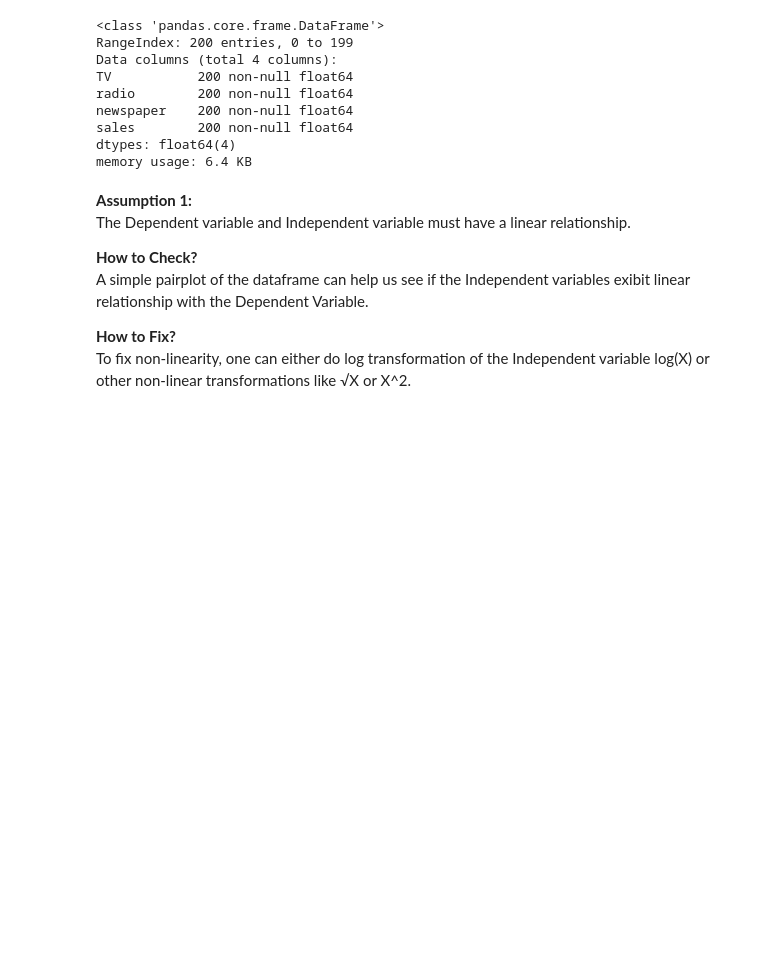
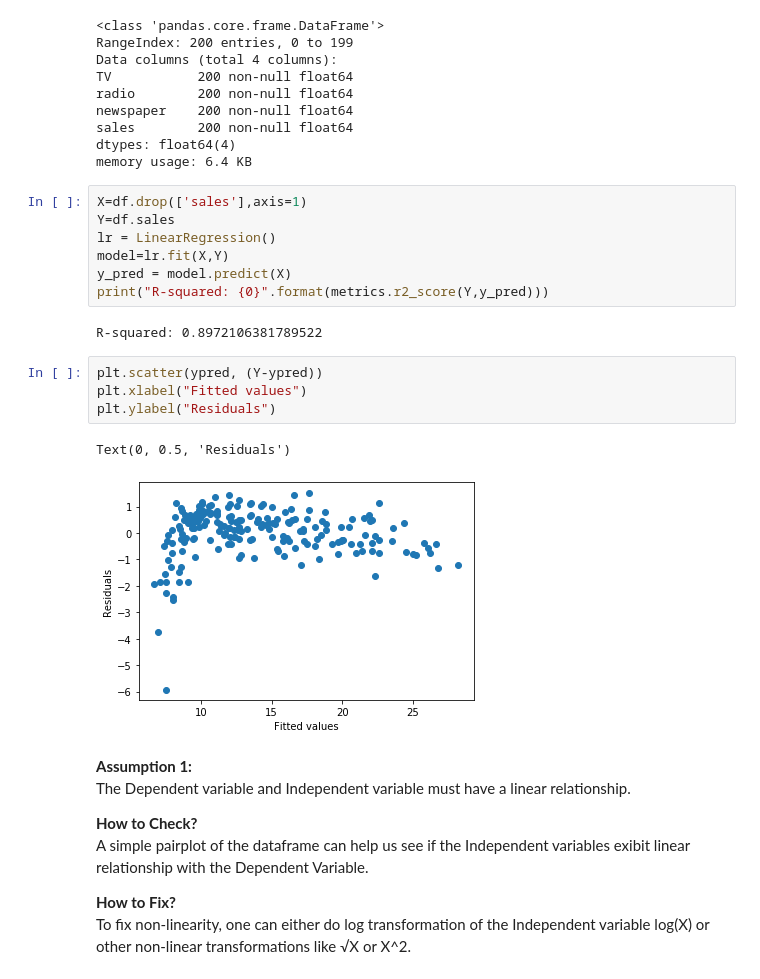
Before and after one commit to fahadanwar10/LinearRegression, a Jupyter notebook: media-sales-linear-regression-verify-assumptions.ipynb, the cells around one changed output. Saved outputs shown, nothing was run; the diff lists cells and outputs as text; blank space fills up the shorter version.

```diff
--- a/media-sales-linear-regression-verify-assumptions.ipynb
+++ b/media-sales-linear-regression-verify-assumptions.ipynb
@@ -37,6 +35,22 @@ newspaper    200 non-null float64
 sales        200 non-null float64
 dtypes: float64(4)
 memory usage: 6.4 KB
+# %%
+X=df.drop(['sales'],axis=1)
+Y=df.sales
+lr = LinearRegression()
+model=lr.fit(X,Y)
+y_pred = model.predict(X)
+print("R-squared: {0}".format(metrics.r2_score(Y,y_pred)))
+# %% [output]
+R-squared: 0.8972106381789522
+# %%
+plt.scatter(ypred, (Y-ypred))
+plt.xlabel("Fitted values")
+plt.ylabel("Residuals")
+# %% [output]
+Text(0, 0.5, 'Residuals')
+[figure, added]
 # %% [markdown]
 **Assumption 1:**<br>
 The Dependent variable and Independent variable must have a linear relationship.
```
Also changed, not shown: parts of 13 cells of this notebook.
